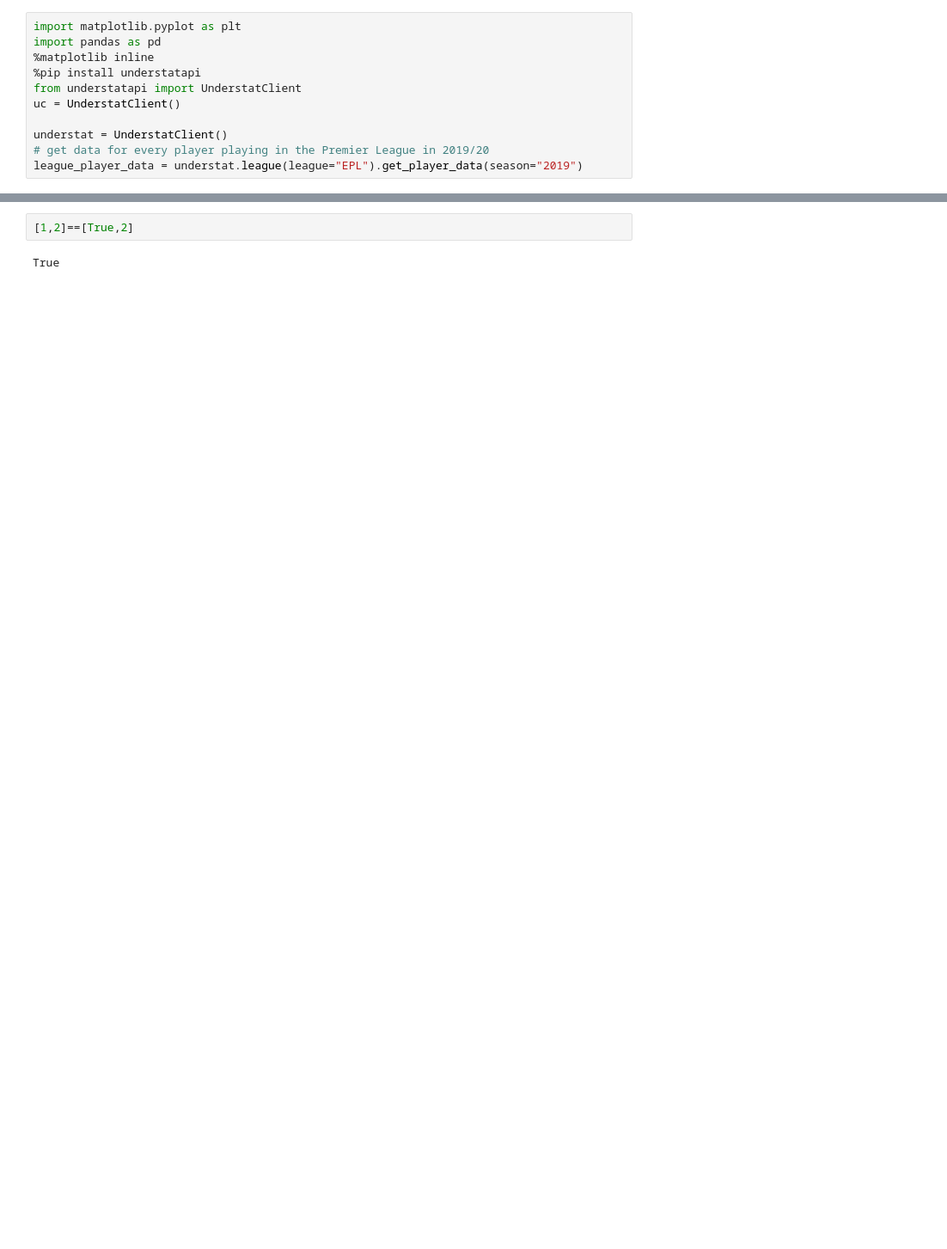
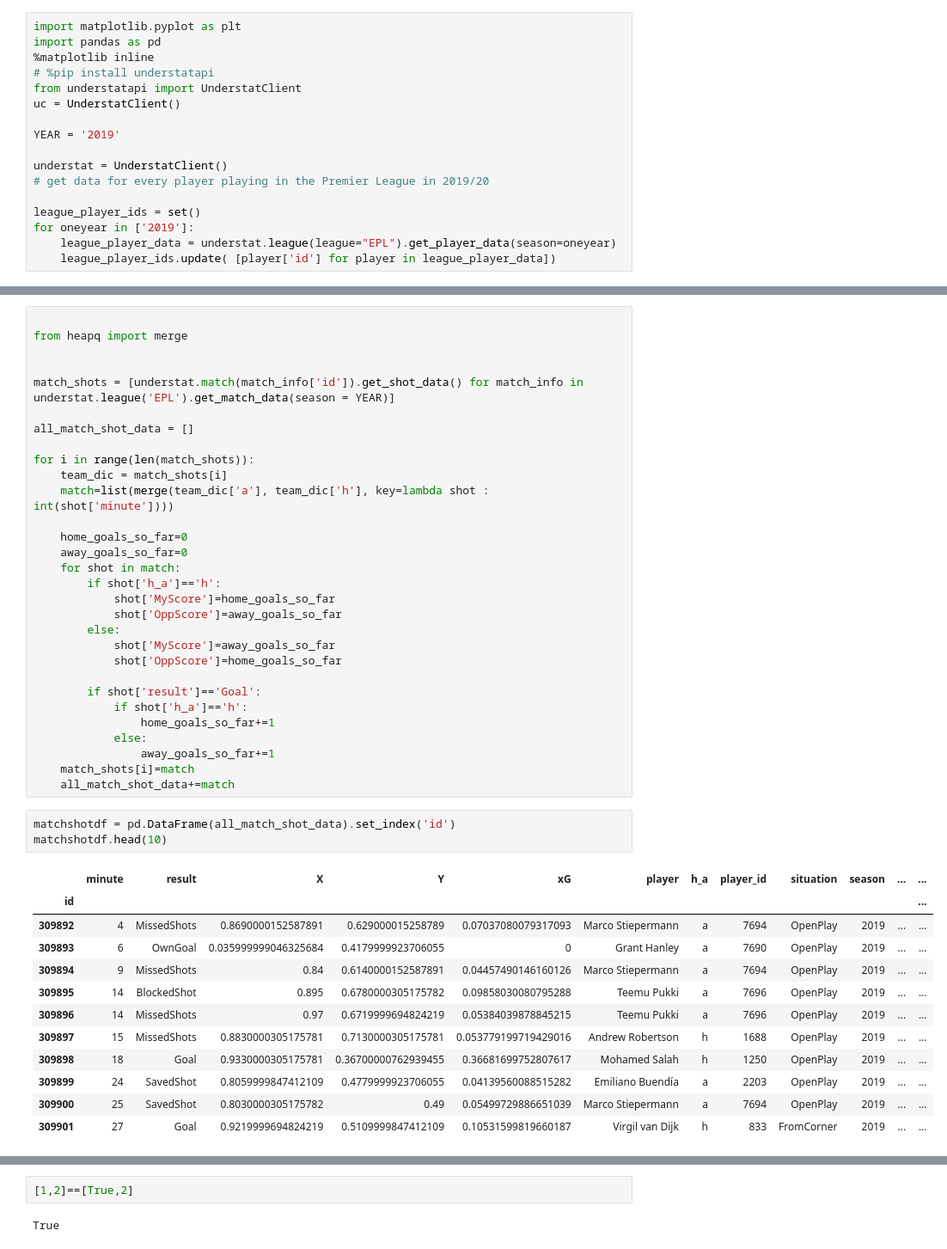
Before and after one commit to NovakTJ/goalscorer-confidence, a Jupyter notebook: notebooks/main-notebook.ipynb, the cells around one changed output, grey strips where cells are left out. Shown at 86% size. Drawn from its saved outputs; the diff is of its cells as text; blank space fills up the shorter version.

```diff
--- a/notebooks/main-notebook.ipynb
+++ b/notebooks/main-notebook.ipynb
@@ -2,10 +2,16 @@
 import matplotlib.pyplot as plt
 import pandas as pd
 %matplotlib inline
-%pip install understatapi
+# %pip install understatapi
 from understatapi import UnderstatClient
 uc = UnderstatClient()
 
+YEAR = '2019'
+
 understat = UnderstatClient()
 # get data for every player playing in the Premier League in 2019/20
-league_player_data = understat.league(league="EPL").get_player_data(season="2019")
+
+league_player_ids = set()
+for oneyear in ['2019']:
+    league_player_data = understat.league(league="EPL").get_player_data(season=oneyear)
+    league_player_ids.update( [player['id'] for player in league_player_data])
@@ -96,0 +65,46 @@ len(all_shot_data)
+# %%
+
+from heapq import merge
+
+
+match_shots = [understat.match(match_info['id']).get_shot_data() for match_info in understat.league('EPL').get_match_data(season = YEAR)]
+
+all_match_shot_data = []
+
+for i in range(len(match_shots)):
+    team_dic = match_shots[i]
+    match=list(merge(team_dic['a'], team_dic['h'], key=lambda shot : int(shot['minute'])))
+
+    home_goals_so_far=0
+    away_goals_so_far=0
+    for shot in match:
+        if shot['h_a']=='h':
+            shot['MyScore']=home_goals_so_far
+            shot['OppScore']=away_goals_so_far
+        else:
+            shot['MyScore']=away_goals_so_far
+            shot['OppScore']=home_goals_so_far
+
+        if shot['result']=='Goal':
+            if shot['h_a']=='h':
+                home_goals_so_far+=1
+            else:
+                away_goals_so_far+=1
+    match_shots[i]=match
+    all_match_shot_data+=match
+# %%
+matchshotdf = pd.DataFrame(all_match_shot_data).set_index('id')
+matchshotdf.head(10)
+# %% [output]
+|  | minute | result | X | Y | xG | player | h_a | player_id | situation | season | ... | ... |
+| id |  |  |  |  |  |  |  |  |  |  |  | ... |
+| 309892 | 4 | MissedShots | 0.8690000152587891 | 0.629000015258789 | 0.07037080079317093 | Marco Stiepermann | a | 7694 | OpenPlay | 2019 | ... | ... |
+| 309893 | 6 | OwnGoal | 0.035999999046325684 | 0.4179999923706055 | 0 | Grant Hanley | a | 7690 | OpenPlay | 2019 | ... | ... |
+| 309894 | 9 | MissedShots | 0.84 | 0.6140000152587891 | 0.04457490146160126 | Marco Stiepermann | a | 7694 | OpenPlay | 2019 | ... | ... |
+| 309895 | 14 | BlockedShot | 0.895 | 0.6780000305175782 | 0.09858030080795288 | Teemu Pukki | a | 7696 | OpenPlay | 2019 | ... | ... |
+| 309896 | 14 | MissedShots | 0.97 | 0.6719999694824219 | 0.05384039878845215 | Teemu Pukki | a | 7696 | OpenPlay | 2019 | ... | ... |
+| 309897 | 15 | MissedShots | 0.8830000305175781 | 0.7130000305175781 | 0.053779199719429016 | Andrew Robertson | h | 1688 | OpenPlay | 2019 | ... | ... |
+| 309898 | 18 | Goal | 0.9330000305175781 | 0.36700000762939455 | 0.36681699752807617 | Mohamed Salah | h | 1250 | OpenPlay | 2019 | ... | ... |
+| 309899 | 24 | SavedShot | 0.8059999847412109 | 0.4779999923706055 | 0.04139560088515282 | Emiliano Buendía | a | 2203 | OpenPlay | 2019 | ... | ... |
+| 309900 | 25 | SavedShot | 0.8030000305175782 | 0.49 | 0.05499729886651039 | Marco Stiepermann | a | 7694 | OpenPlay | 2019 | ... | ... |
+| 309901 | 27 | Goal | 0.9219999694824219 | 0.5109999847412109 | 0.10531599819660187 | Virgil van Dijk | h | 833 | FromCorner | 2019 | ... | ... |
```
Also changed, not shown: parts of 18 cells of this notebook.
